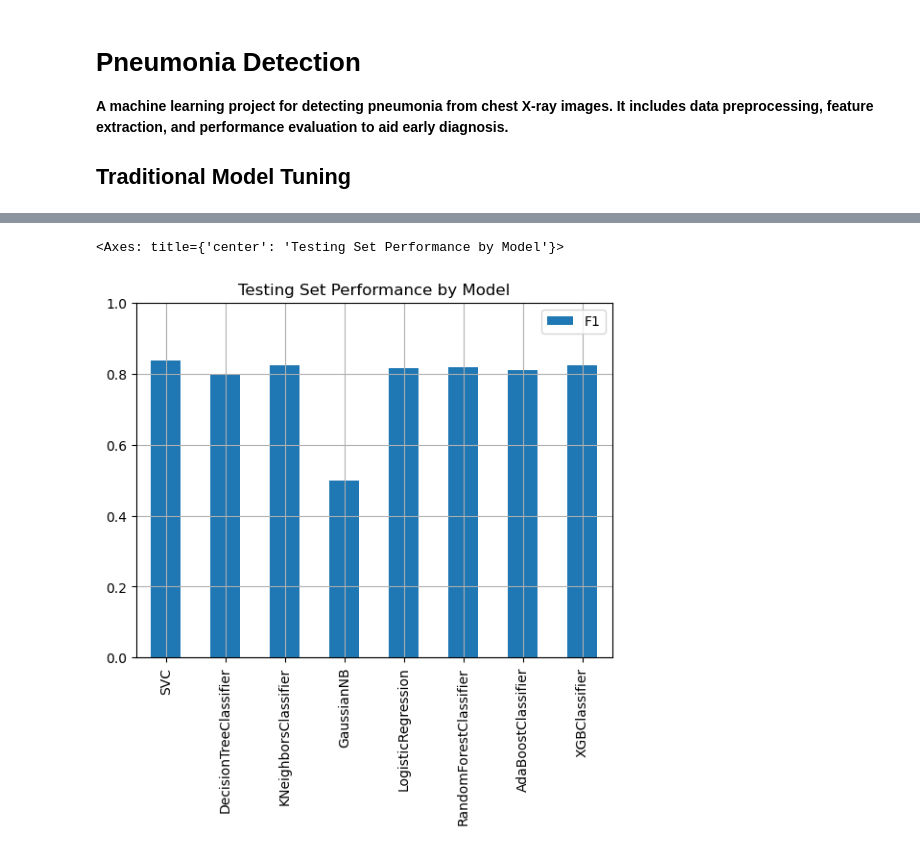
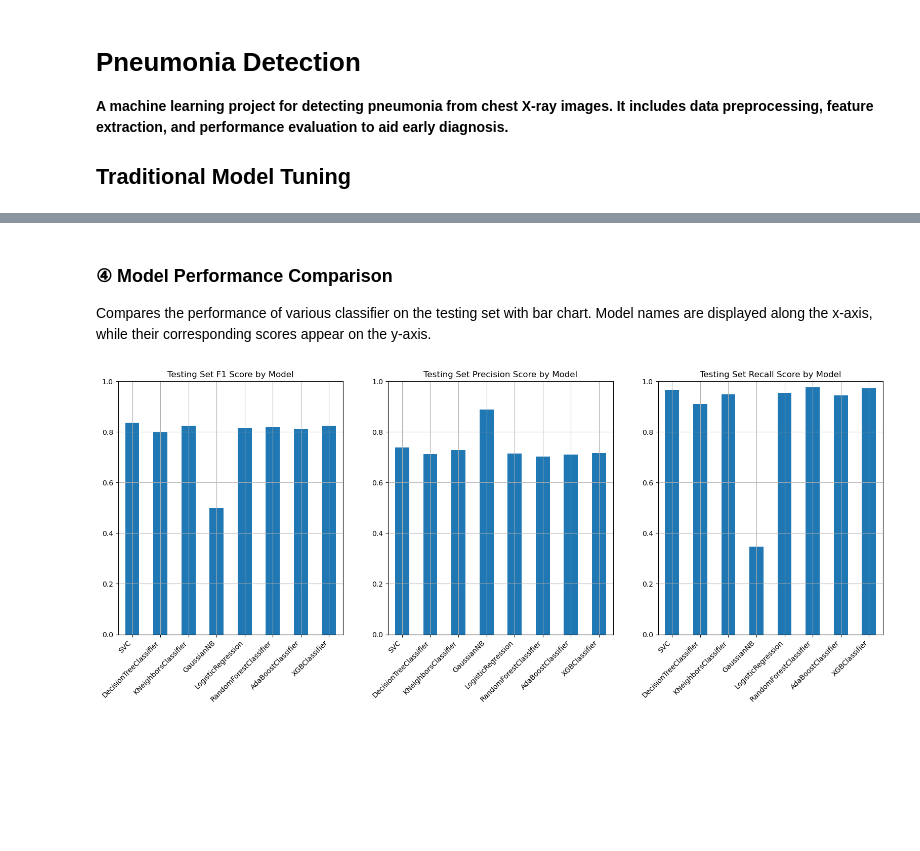
Before and after one commit to LuoZihYuan/Pneumonia-Detection, a Jupyter notebook: 2_traditional_model_tuning.ipynb, the cells around one changed output, grey strips where cells are left out. Saved outputs shown, nothing was run; the diff lists cells and outputs as text; code cells hidden in the pictures; blank space fills up the shorter version.

Commit message:
:memo: doc(traditional modeling): add descriptions to the algorithms being used, and ignore GridSearchCV warnings

```diff
--- a/2_traditional_model_tuning.ipynb
+++ b/2_traditional_model_tuning.ipynb
@@ -31,6 +34,8 @@ def plot_learning_curve(
 
   # Plot learning curve
   ax.grid()
+  ax.set_xlim(0.0, 1.05)
+  ax.set_ylim(0.0, 1.05)
   ax.fill_between(
     train_sizes,
     train_scores_mean - train_scores_std,
@@ -99,7 +113,7 @@ def plot_aucroc_curve(
     xlabel="False Positive Rate",
     ylabel="True Positive Rate",
     label=f"AUC = {roc_auc:.3f}",
-    xlim=[0.0, 1.0],
+    xlim=[0.0, 1.05],
     ylim=[0.0, 1.05],
     grid=True,
     title=f"{type(estimator).__name__} AUC-ROC Curve",
@@ -123,11 +140,11 @@ def plot_prcrcl_curve(
     xlabel="Recall",
     ylabel="Precision",
     label=f"AP = {avg_precision:.3f}",
-    xlim=[0.0, 1.0],
+    xlim=[0.0, 1.05],
     ylim=[0.0, 1.05],
     grid=True,
     title=f"{type(estimator).__name__} Precision-Recall Curve",
     ax=ax,
   )
   ax.plot([0, 1], [1, 0], color="gray", linestyle="--")
-  ax.legend(loc="lower right")
+  ax.legend(loc="lower left")
@@ -279,7 +324,7 @@ X_test, y_test = np.split(test, [-1], axis=1)
 test_score = pd.DataFrame(columns=["F1", "Precision", "Recall"])
 for index, (clf, grid) in enumerate(recipes):
   print(type(clf).__name__)
-  test_score.loc[type(clf).__name__] = eval_clf(
+  test_score.loc[type(clf).__name__] = tune_hyperparameter(
     clf, grid, X_train, y_train.flatten(), X_test, y_test.flatten(), axs[index, :]
   )
 plt.show()
@@ -349,11 +341,19 @@ ValueError: Invalid classes inferred from unique values of `y`.  Expected: [0],
+# %% [markdown]
+### **④ Model Performance Comparison**
+Compares the performance of various classifier on the testing set with bar chart. Model names are displayed along the x-axis, while their corresponding scores appear on the y-axis.
 # %%
-test_score.plot.bar(
-  y="F1",
-  use_index=True,
-  ylim=[0.0, 1.0],
-  grid=True,
-  title="Testing Set Performance by Model",
-)
+_, axs = plt.subplots(1, 3, figsize=(19.5, 6.5))
+for index, col in enumerate(test_score.columns):
+  ax = axs[index]
+  test_score.plot.bar(
+    y=col,
+    use_index=True,
+    ylim=[0.0, 1.0],
+    legend=False,
+    grid=True,
+    title=f"Testing Set {col} Score by Model",
+    ax=ax,
+  )
+  ax.set_xticklabels(ax.get_xticklabels(), rotation=45, ha="right")
 # %% [output]
-<Axes: title={'center': 'Testing Set Performance by Model'}>
-[figure, old version]
+[figure, new version]
```
Also changed, not shown: parts of 10 cells of this notebook.
